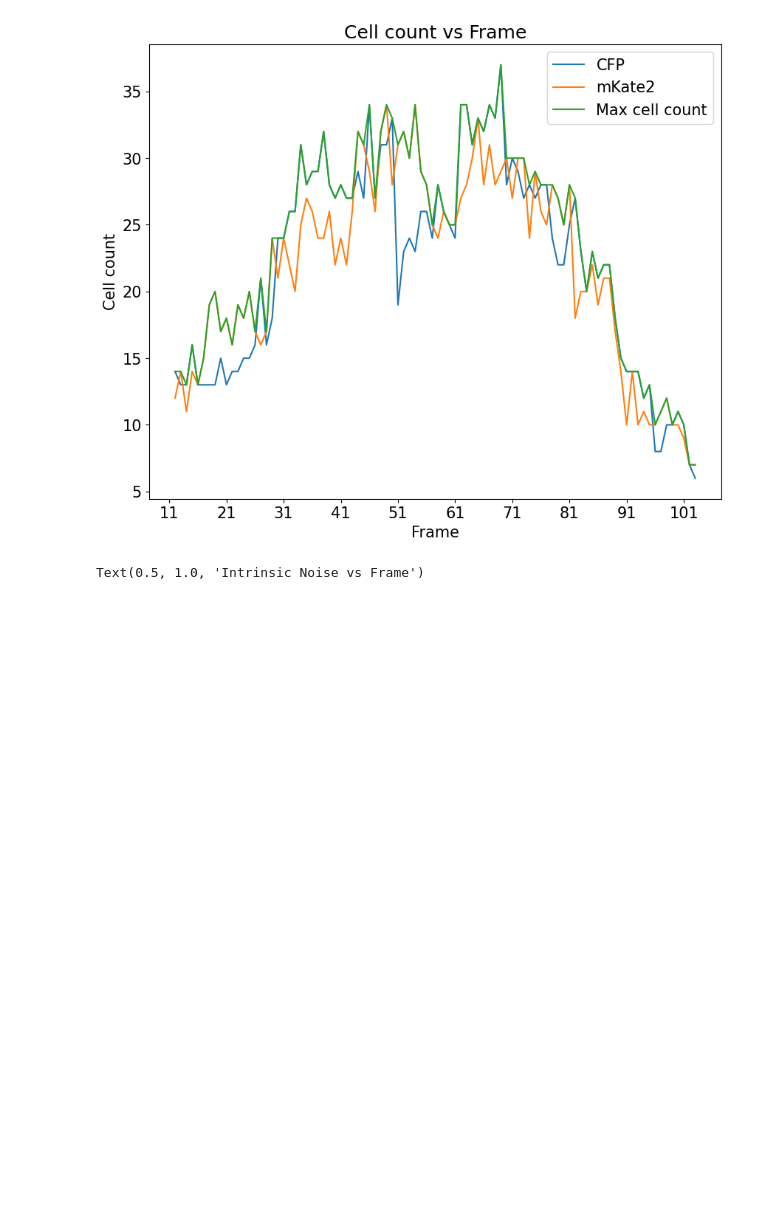
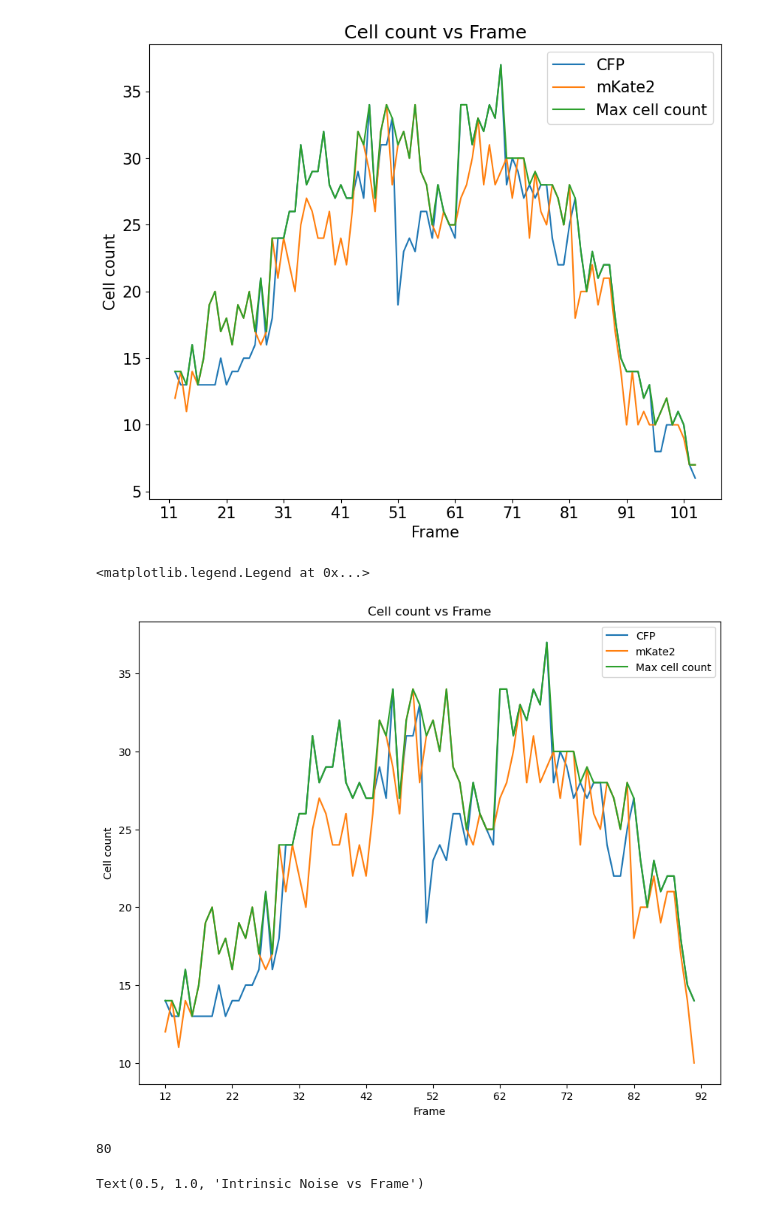
Before and after one commit to degtrdg/spheroid-analysis, a Jupyter notebook: cell_seg_data_aug.ipynb, the cells around one changed output. Saved outputs shown, nothing was run; the diff lists cells and outputs as text; code cells hidden in the pictures; blank space fills up the shorter version.

```diff
--- a/cell_seg_data_aug.ipynb
+++ b/cell_seg_data_aug.ipynb
@@ -93,6 +93,40 @@ plt.legend()
 # %% [output]
 <matplotlib.legend.Legend at 0x...>
 [figure]
+# %%
+# Change data to only include frames 12-91
+# List of tuples of the form (blue, red)
+red_offset = [cv2.warpAffine(red[i],M,(cols,rows)) for i in range(12,92)]
+blue_composite = [(blue[i], composite[i]) for i in range(12,92)]
+
+# Check number of cells in each frame using the segmentation masks
+frames = []
+for i in range(12,92):
+    frames.append(i)
+cell_counts = []
+for i in range(12,92):
+    cell_counts.append(plots.cell_count(i))
+
+cell_counts = np.array(cell_counts)
+# Plot cell count
+plt.figure(figsize=(10,8))
+plt.plot(frames,cell_counts[:,0], label='CFP')
+plt.plot(frames,cell_counts[:,1], label='mKate2')
+plt.plot(frames,np.max(cell_counts, axis=1), label='Max cell count')
+plt.xticks(np.arange(12, 100, step=10))
+plt.xlabel('Frame')
+plt.ylabel('Cell count')
+plt.title('Cell count vs Frame')
+plt.legend()
+# %% [output]
+<matplotlib.legend.Legend at 0x...>
+[figure, added]
+# %%
+# Use symmetry to augment data
+red_offset_sym = [(red_offset[i], red_offset[-i]) for i in range(len(red_offset)//2)]
+blue_composite_sym = [(blue_composite[i], blue_composite[-i]) for i in range(len(blue_composite)//2)]
+# %% [output]
+80
 # %%
 name_of_file = 'plots/cell_scatter_wimg.gif'
 plotting_function = plots.blue_red_cell_scatter
```
Also changed, not shown: parts of 1 cell of this notebook, 1 other file.
